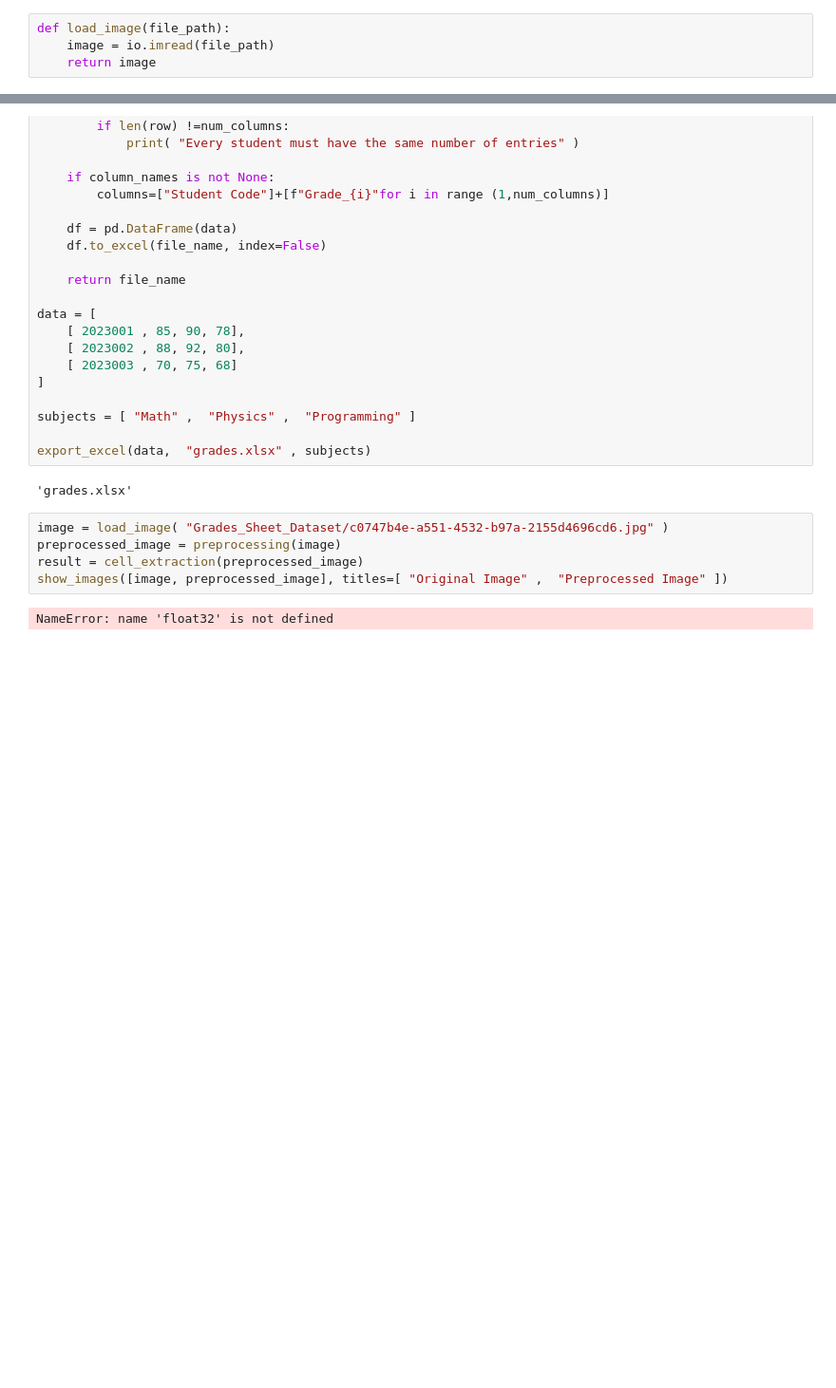
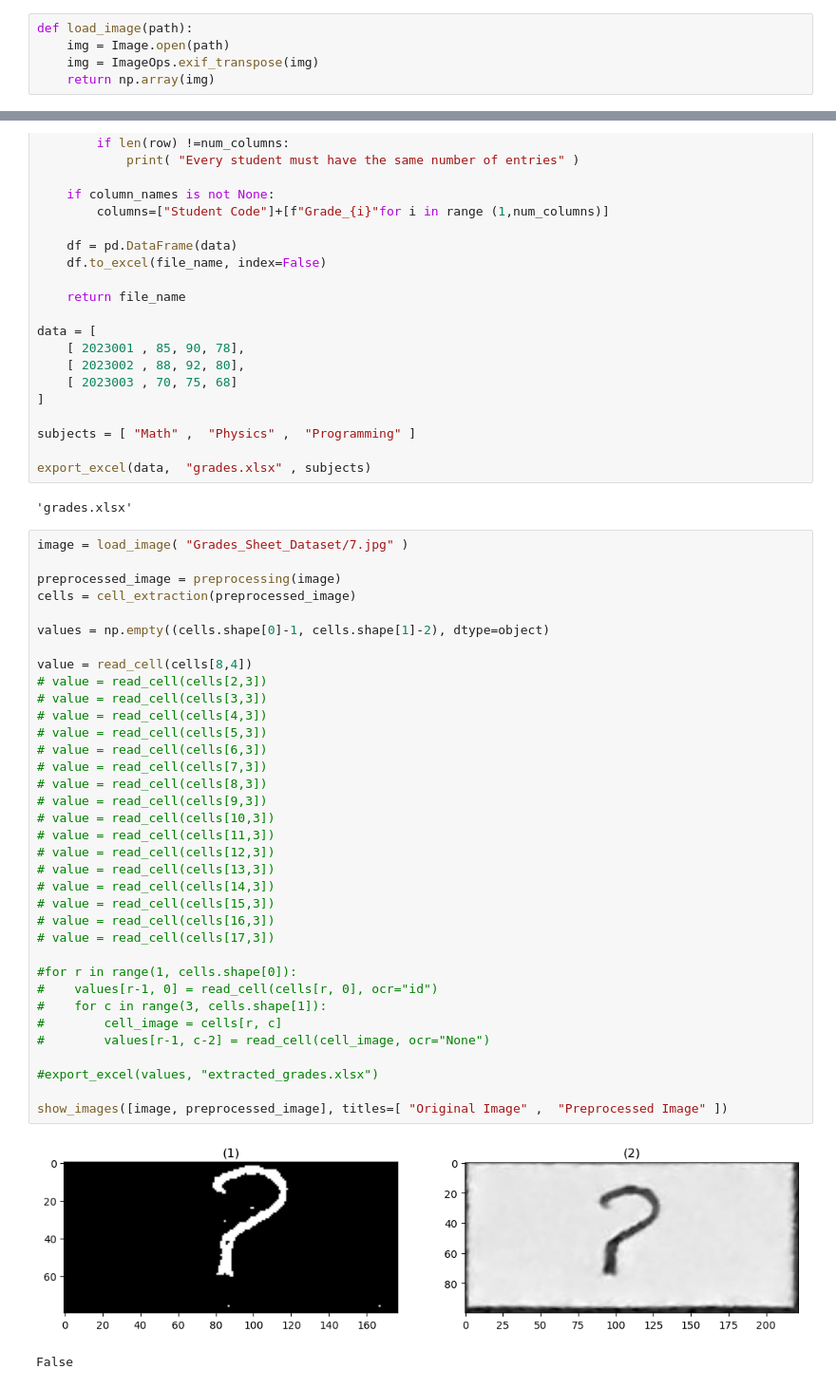
Before and after one commit to mariofouad/Grades-Auto-Filler, a Jupyter notebook: Module_1.ipynb, the cells around one changed output, grey strips where cells are left out. Shown at 95% size. Drawn from its saved outputs; the diff is of its cells as text; blank space fills up the shorter version.

```diff
--- a/Module_1.ipynb
+++ b/Module_1.ipynb
@@ -5,9 +6,10 @@ import cv2 as cv2
 %load_ext autoreload
 %autoreload 2
 # %%
-def load_image(file_path):
-    image = io.imread(file_path)
-    return image
+def load_image(path):
+    img = Image.open(path)
+    img = ImageOps.exif_transpose(img)
+    return np.array(img)
 # %%
 from skimage.transform import hough_line, hough_line_peaks,probabilistic_hough_line, rotate
 from skimage.transform import ProjectiveTransform, warp
@@ -271,9 +481,40 @@ export_excel(data,  "grades.xlsx" , subjects)
 # %% [output]
 'grades.xlsx'
 # %%
-image = load_image( "Grades_Sheet_Dataset/c0747b4e-a551-4532-b97a-2155d4696cd6.jpg" )
+image = load_image( "Grades_Sheet_Dataset/7.jpg" )
+
 preprocessed_image = preprocessing(image)
-result = cell_extraction(preprocessed_image)
+cells = cell_extraction(preprocessed_image)
+
+values = np.empty((cells.shape[0]-1, cells.shape[1]-2), dtype=object)
+
+value = read_cell(cells[8,4])
+# value = read_cell(cells[2,3])
+# value = read_cell(cells[3,3])
+# value = read_cell(cells[4,3])
+# value = read_cell(cells[5,3])
+# value = read_cell(cells[6,3])
+# value = read_cell(cells[7,3])
+# value = read_cell(cells[8,3])
+# value = read_cell(cells[9,3])
+# value = read_cell(cells[10,3])
+# value = read_cell(cells[11,3])
+# value = read_cell(cells[12,3])
+# value = read_cell(cells[13,3])
+# value = read_cell(cells[14,3])
+# value = read_cell(cells[15,3])
+# value = read_cell(cells[16,3])
+# value = read_cell(cells[17,3])
+
+#for r in range(1, cells.shape[0]):
+#    values[r-1, 0] = read_cell(cells[r, 0], ocr="id")
+#    for c in range(3, cells.shape[1]):
+#        cell_image = cells[r, c]
+#        values[r-1, c-2] = read_cell(cell_image, ocr="None")
+
+#export_excel(values, "extracted_grades.xlsx")
+
 show_images([image, preprocessed_image], titles=[ "Original Image" ,  "Preprocessed Image" ])
 # %% [output]
+[figure, added]
-NameError: name 'float32' is not defined
+False
```
Also changed, not shown: parts of 6 cells of this notebook, 4 other files.
